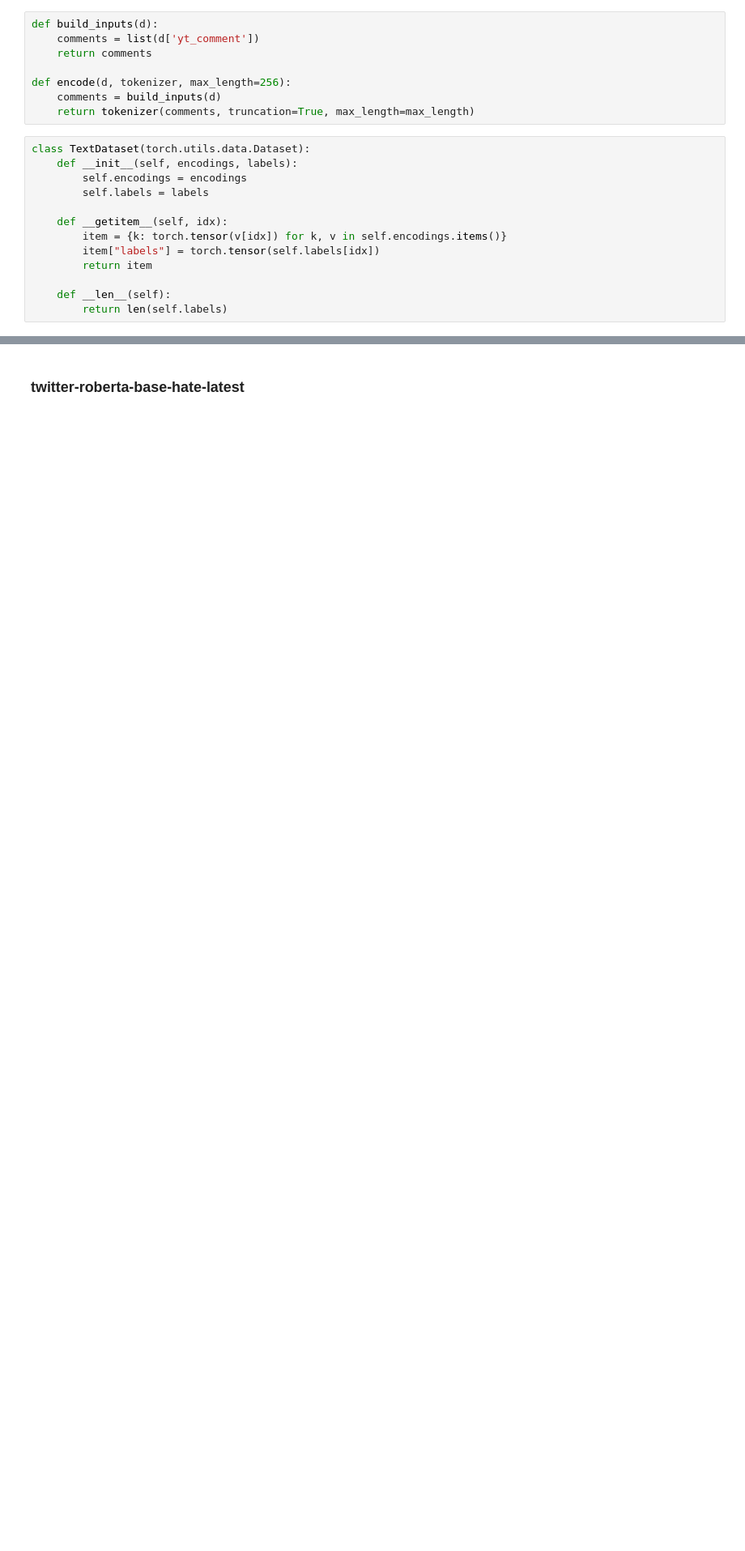
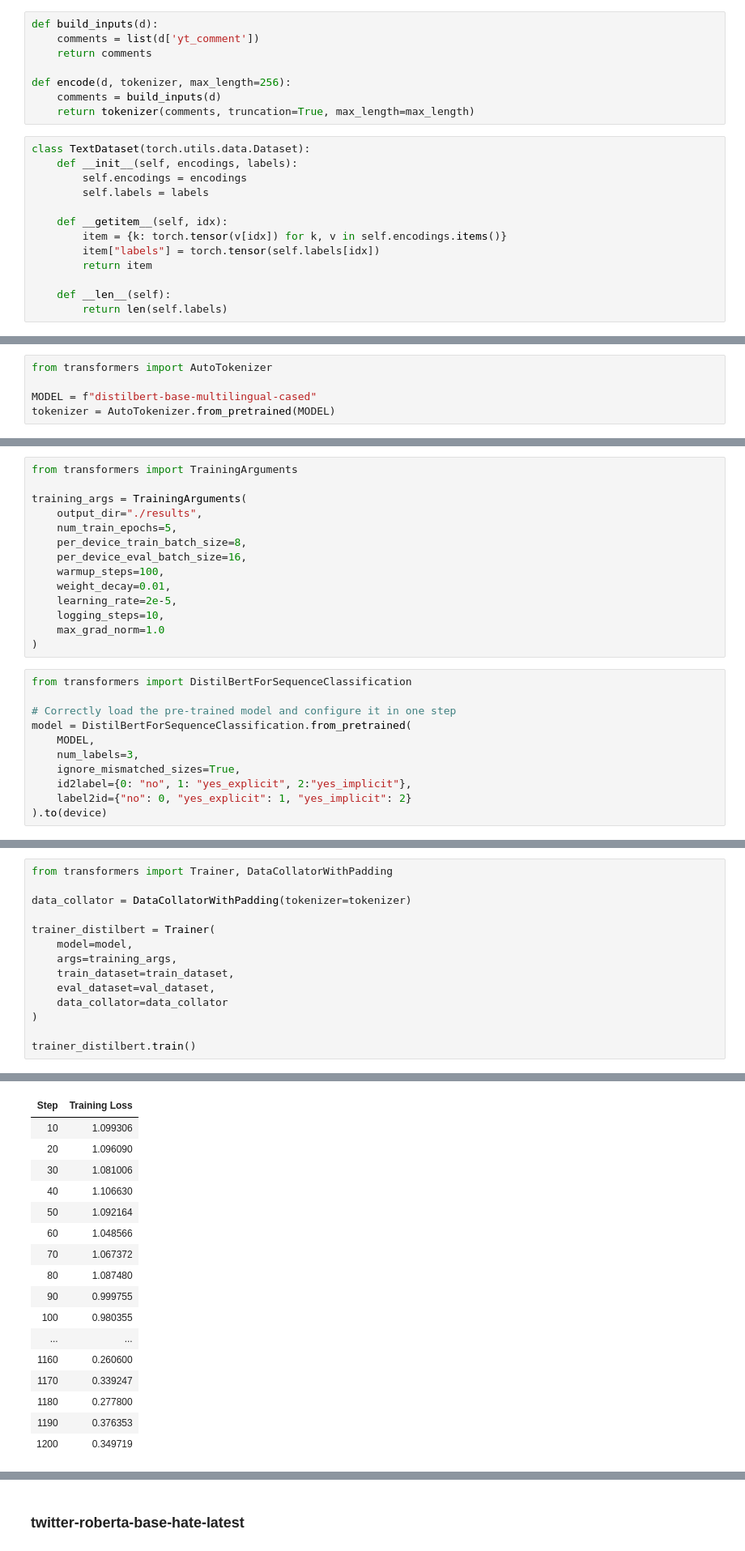
Before and after one commit to Sayak-coder/HateSpeech-detection, a Jupyter notebook: Subtask (B) [IT] Hate Speech Classification part2..ipynb, the cells around one changed output, grey strips where cells are left out. Shown at 81% size. Saved outputs shown, nothing was run; the diff lists cells and outputs as text; blank space fills up the shorter version.

```diff
--- a/Subtask (B) [IT] Hate Speech Classification part2..ipynb
+++ b/Subtask (B) [IT] Hate Speech Classification part2..ipynb
@@ -105,0 +108,5 @@ class TextDataset(torch.utils.data.Dataset):
+# %%
+from transformers import AutoTokenizer
+
+MODEL = f"distilbert-base-multilingual-cased"
+tokenizer = AutoTokenizer.from_pretrained(MODEL)
@@ -105,0 +121,25 @@ class TextDataset(torch.utils.data.Dataset):
+# %%
+from transformers import TrainingArguments
+
+training_args = TrainingArguments(
+    output_dir="./results",
+    num_train_epochs=5,
+    per_device_train_batch_size=8,
+    per_device_eval_batch_size=16,
+    warmup_steps=100,
+    weight_decay=0.01,
+    learning_rate=2e-5,
+    logging_steps=10,
+    max_grad_norm=1.0
+)
+# %%
+from transformers import DistilBertForSequenceClassification
+
+# Correctly load the pre-trained model and configure it in one step
+model = DistilBertForSequenceClassification.from_pretrained(
+    MODEL,
+    num_labels=3,
+    ignore_mismatched_sizes=True,
+    id2label={0: "no", 1: "yes_explicit", 2:"yes_implicit"},
+    label2id={"no": 0, "yes_explicit": 1, "yes_implicit": 2}
+).to(device)
@@ -105,0 +163,15 @@ class TextDataset(torch.utils.data.Dataset):
+# %%
+from transformers import Trainer, DataCollatorWithPadding
+
+data_collator = DataCollatorWithPadding(tokenizer=tokenizer)
+
+trainer_distilbert = Trainer(
+    model=model,
+    args=training_args,
+    train_dataset=train_dataset,
+    eval_dataset=val_dataset,
+    data_collator=data_collator
+)
+
+trainer_distilbert.train()
+# %% [output]
@@ -105,0 +179,17 @@ class TextDataset(torch.utils.data.Dataset):
+| Step | Training Loss |
+| 10 | 1.099306 |
+| 20 | 1.096090 |
+| 30 | 1.081006 |
+| 40 | 1.106630 |
+| 50 | 1.092164 |
+| 60 | 1.048566 |
+| 70 | 1.067372 |
+| 80 | 1.087480 |
+| 90 | 0.999755 |
+| 100 | 0.980355 |
+| ... | ... |
+| 1160 | 0.260600 |
+| 1170 | 0.339247 |
+| 1180 | 0.277800 |
+| 1190 | 0.376353 |
+| 1200 | 0.349719 |
```
Also changed, not shown: parts of 5 cells of this notebook.
